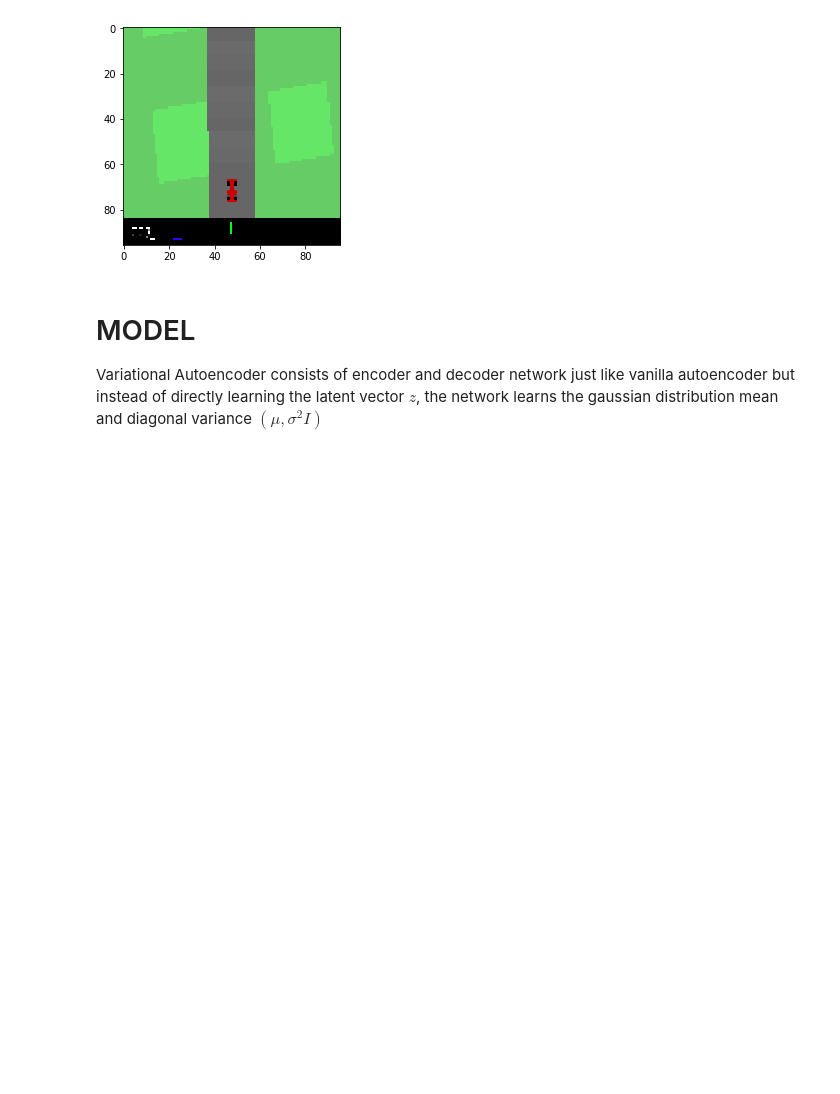
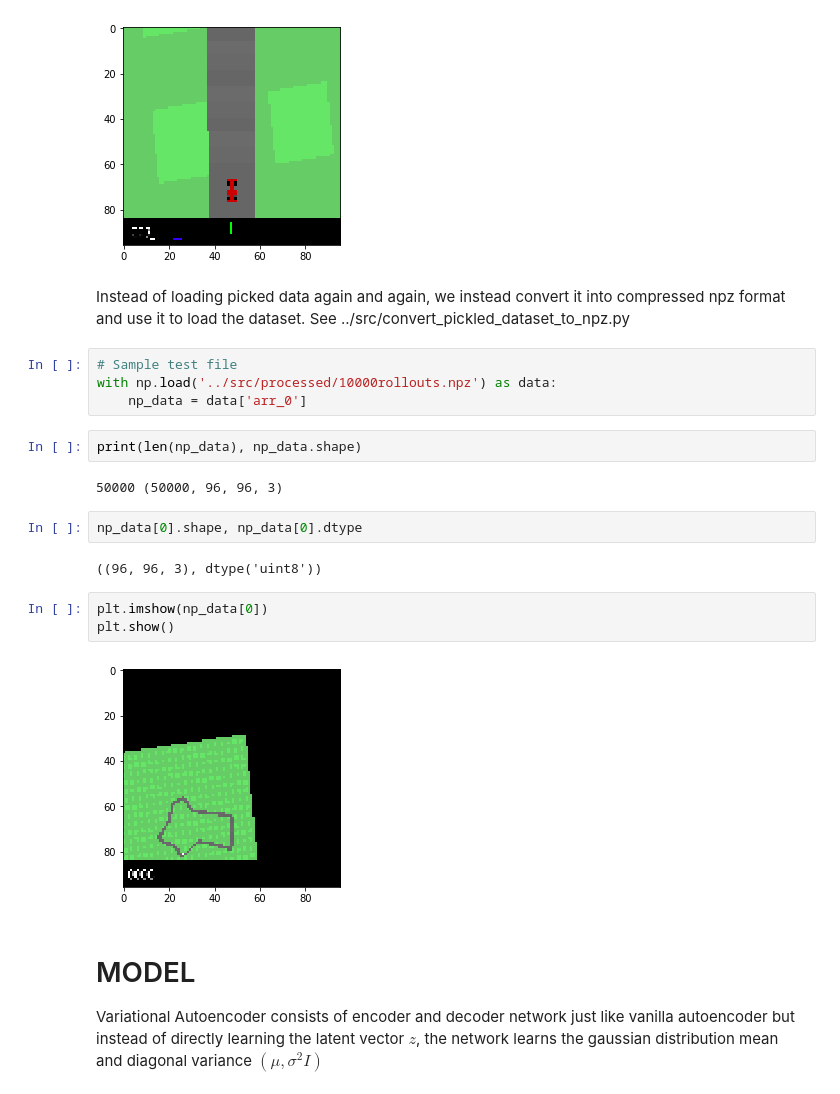
Before and after one commit to katnoria/world-models, a Jupyter notebook: notebooks/autoencoder.ipynb, the cells around one changed output. Cells and saved outputs as stored; diff of their text form; blank space fills up the shorter version.

Commit message:
Added script to convert list of pickle files into npz, autoencoder notebook

```diff
--- a/notebooks/autoencoder.ipynb
+++ b/notebooks/autoencoder.ipynb
@@ -63,6 +63,25 @@ plt.imshow(rollout_data[241][0])
 plt.show()
 # %% [output]
 [figure]
+# %% [markdown]
+Instead of loading picked data again and again, we instead convert it into compressed npz format and use it to load the dataset. See ../src/convert_pickled_dataset_to_npz.py
+# %%
+# Sample test file
+with np.load('../src/processed/10000rollouts.npz') as data:
+    np_data = data['arr_0']
+# %%
+print(len(np_data), np_data.shape)
+# %% [output]
+50000 (50000, 96, 96, 3)
+# %%
+np_data[0].shape, np_data[0].dtype
+# %% [output]
+((96, 96, 3), dtype('uint8'))
+# %%
+plt.imshow(np_data[0])
+plt.show()
+# %% [output]
+[figure, added]
 # %% [markdown]
 # MODEL
 
```
Also changed, not shown: parts of 16 cells of this notebook, 1 other file.
